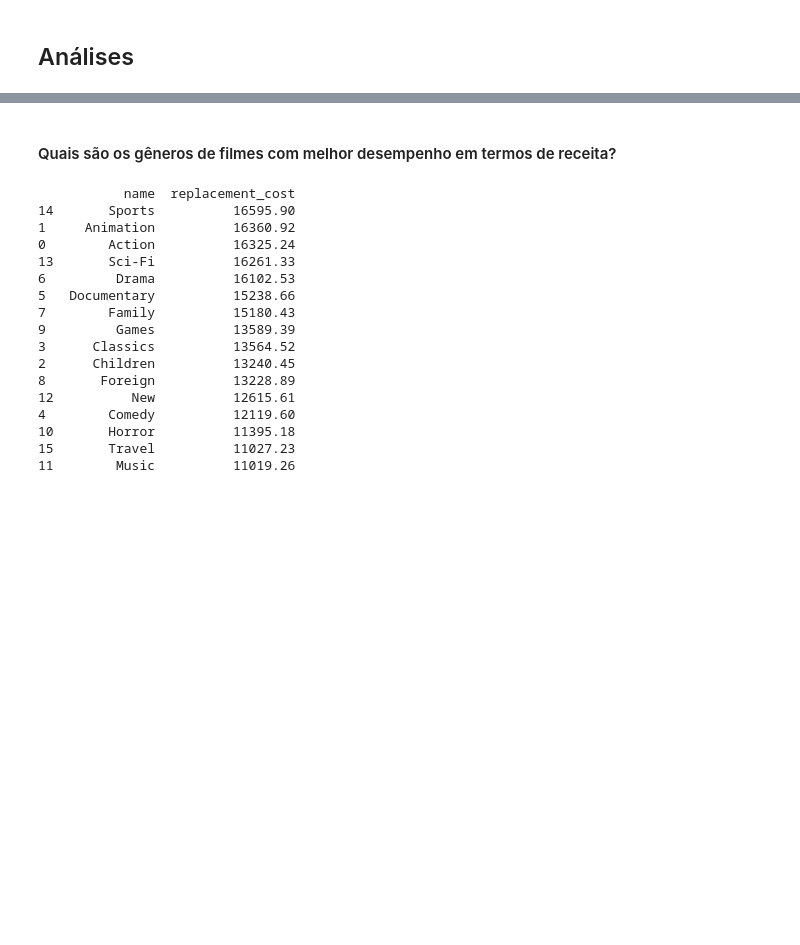
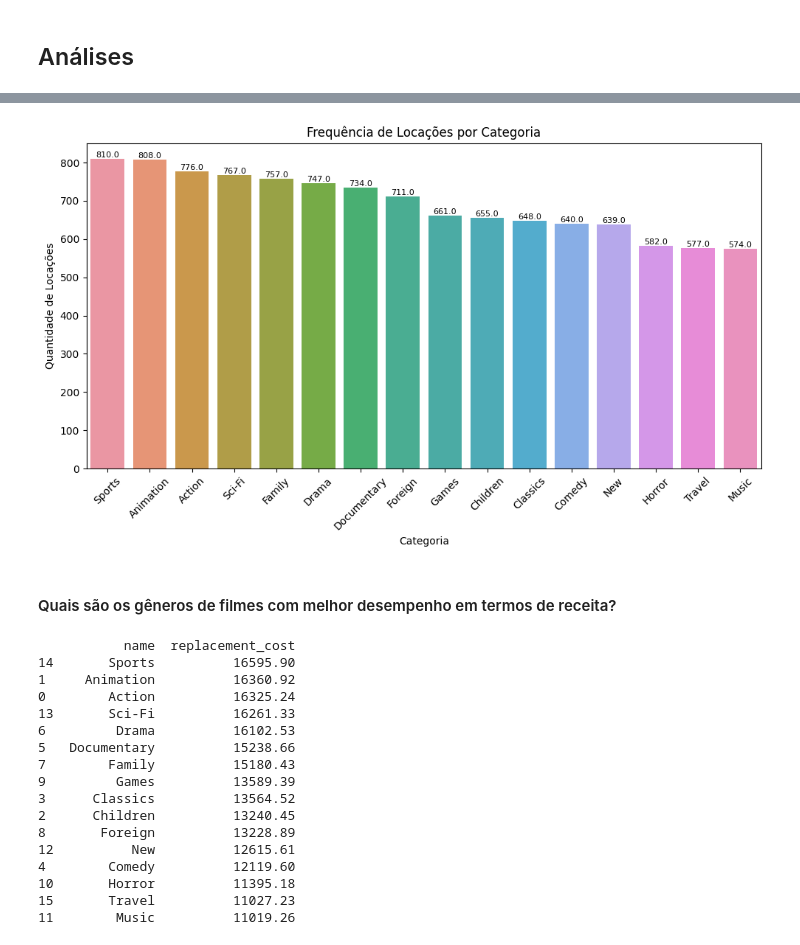
Before and after one commit to AureliaCovre/PROJETO_FILMFRAME, a Jupyter notebook: 3_analises/3 - Análises e resultados.ipynb, the cells around one changed output, grey strips where cells are left out. Cells and saved outputs as stored; diff of their text form; code cells hidden in the pictures; blank space fills up the shorter version.

```diff
--- a/3_analises/3 - Análises e resultados.ipynb
+++ b/3_analises/3 - Análises e resultados.ipynb
@@ -43,3 +82,25 @@ actor = actor.drop(columns='last_update')
+# %%
+# Contar a frequência de cada categoria (quantas vezes cada categoria foi locada)
+frequencia_categoria = alugueis['name'].value_counts()
+
+# Criar um gráfico de barras
+plt.figure(figsize=(10, 6))  # Define o tamanho da figura
+ax = sns.barplot(x=frequencia_categoria.index, y=frequencia_categoria.values)
+plt.xticks(rotation=45)  # Rotação dos rótulos do eixo x
+plt.xlabel('Categoria')
+plt.ylabel('Quantidade de Locações')
+plt.title('Frequência de Locações por Categoria')
+
+# Adicionar os totais em cada coluna
+for p in ax.patches:
+    ax.annotate(f'{p.get_height()}', (p.get_x() + p.get_width() / 2., p.get_height()), ha='center', va='bottom', fontsize=8)
+
+plt.tight_layout()
+
+# Mostrar o gráfico
+plt.show()
+# %% [output]
+[figure, added]
 # %% [markdown]
 #### Quais são os gêneros de filmes com melhor desempenho em termos de receita?
 # %%
```
Also changed, not shown: parts of 17 cells of this notebook.
